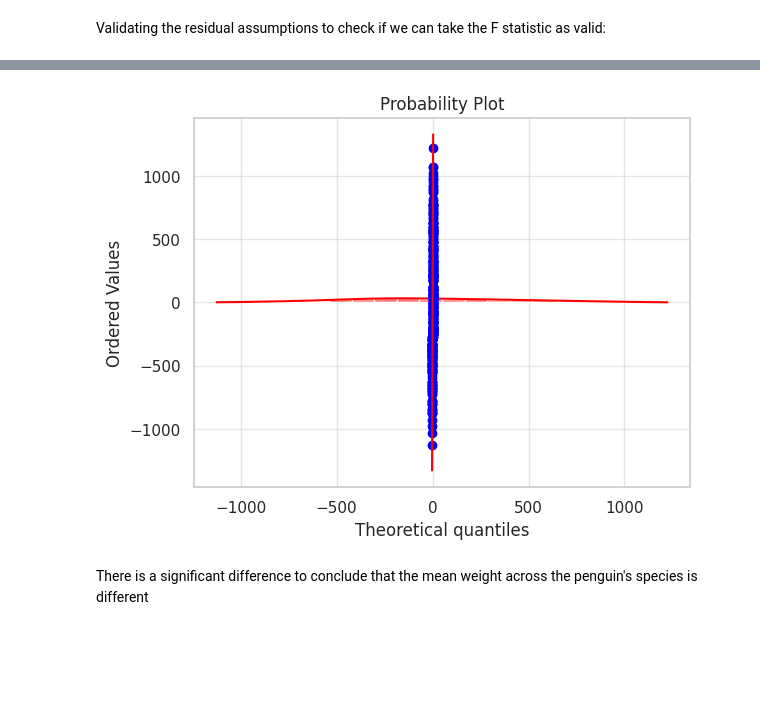
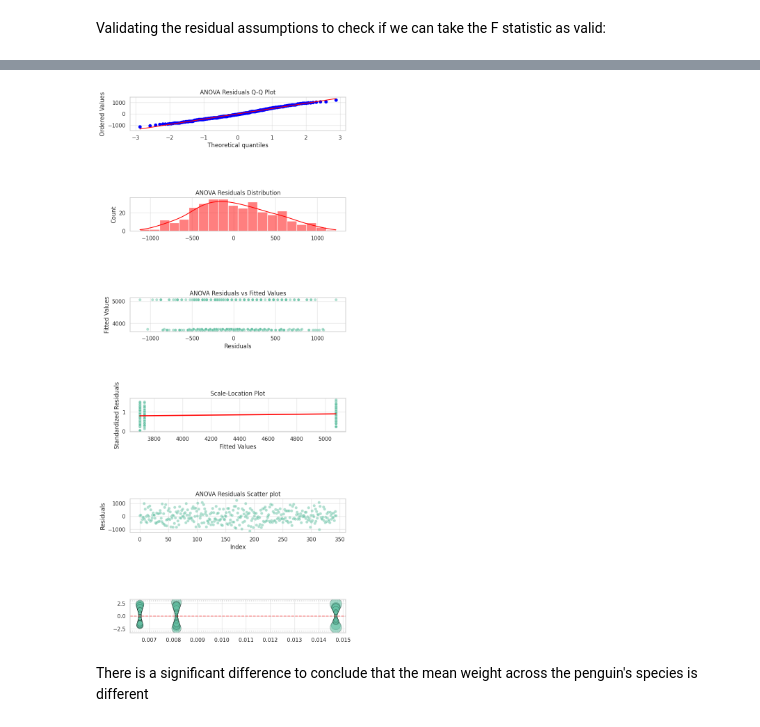
Before and after one commit to carlosjesuscaro/data_analysis_summary, a Jupyter notebook: main.ipynb, the cells around one changed output, grey strips where cells are left out. Cells and saved outputs as stored; diff of their text form; code cells hidden in the pictures; blank space fills up the shorter version.

Commit message:
feat: Noise validation WIP

```diff
--- a/main.ipynb
+++ b/main.ipynb
@@ -206,8 +211,99 @@ Validating the residual assumptions to check if we can take the F statistic as v
 model_anova = smf.ols('body_mass_g ~ species', data=data).fit()
 anova_residuals = model_anova.resid
 
-# Checking the distribution of the residuals
-sns.histplot(anova_residuals, kde=True, bins=20, color='red', legend=True, alpha=0.5)
+fig, axes = plt.subplots(6, 1, figsize=(8, 20))
+plt.subplots_adjust(wspace=0.5, hspace=2)
 
-# Checking normality
+# Normality
+#===================
+
+# Shapiro-Wilk test
+shapiro_test = stats.shapiro(anova_residuals)
+print(f'The Shapiro-Wilk test statistic is {shapiro_test.statistic:.4f} and the p-value is {shapiro_test.pvalue:.4%}.')
+
+# QQ plot
+stats.probplot(anova_residuals, dist="norm", plot=axes[0])
+axes[0].set_title('ANOVA Residuals Q-Q Plot')
+
+# Residual histogram
+sns.histplot(anova_residuals, kde=True, bins=20, color='red', legend=True, alpha=0.5, ax=axes[1])
+axes[1].set_title('ANOVA Residuals Distribution')
+
+# Homoscedasticity
+#=================
+# Levene's test
+levene_stats, levene_pvalue = stats.levene(group_one, group_two, group_three)
+print(f'The Levene test statistic is {levene_stats:.4f} and the p-value is {levene_pvalue:.4%}.')
+
+# Fitted vs. residuals plot
+anova_fitted = model_anova.fittedvalues
+sns.scatterplot(y=anova_fitted, x=anova_residuals, alpha=0.5, ax=axes[2])
+axes[2].set_title('ANOVA Residuals vs Fitted Values')
+axes[2].set_xlabel('Residuals')
+axes[2].set_ylabel('Fitted Values')
+
+# Scale-location plot
+influence = model_anova.get_influence()
+studentized_residuals = influence.resid_studentized_internal
+sqrt_abs_standardized_res = np.sqrt(np.abs(studentized_residuals))
+
+sns.scatterplot(x=anova_fitted, y=sqrt_abs_standardized_res, alpha=0.6, ax=axes[3])
+
+sns.regplot(
+    x=anova_fitted,
+    y=sqrt_abs_standardized_res,
+    scatter=False, # We already drew the scatter points above
+    ci=False,      # Turn off confidence bands for a cleaner line
+    line_kws={'color': 'red', 'linestyle': '-'},
+    ax=axes[3]
+)
+axes[3].set_title('Scale-Location Plot')
+axes[3].set_xlabel('Fitted Values')
+axes[3].set_ylabel('Standardized Residuals')
+
+# Linearity
+#==========
+# Residual vs fitted plot is the visual inspection
+
+# Rainbow test
+stat, p_value = linear_rainbow(model_anova)
+print(f'The Rainbow test statistic is {stat:.4f} and the p-value is {p_value:.4%}.')
+
+# Independence
+#=============
+dw = durbin_watson(anova_residuals)
+print(f'The Durbin-Watson statistic is {dw:.4}.')
+
+# Visual inspection
+sns.scatterplot(data=anova_residuals , alpha=0.5, ax=axes[4])
+axes[4].set_title('ANOVA Residuals Scatter plot')
+axes[4].set_xlabel('Index')
+axes[4].set_ylabel('Residuals')
+
+# Residual vs. Leverage
+#======================
+leverage = influence.hat_matrix_diag
+cooks_d = influence.cooks_distance[0]
+
+sns.scatterplot(
+    x=leverage,
+    y=studentized_residuals,
+    size=cooks_d,
+    sizes=(30, 600),   # Set the minimum and maximum bubble sizes
+    alpha=0.6,
+    edgecolor='black',
+    legend=False,
+    ax=axes[5]
+)
+
+# Add critical reference lines
+axes[5].axhline(y=0, color='red', linestyle='--', alpha=0.5)
+axes[5].axhline(y=3, color='grey', linestyle=':', alpha=0.5)
+axes[5].axhline(y=-3, color='grey', linestyle=':', alpha=0.5)
+
+plt.show()
+
+# TODO: Coehn distance explanation
+# TODO: Update personal notes in docs
+# TODO: are the noise assumptions the same for ANOVA or multi linear regression?
 # %% [output]
@@ -231 +314 @@ sns.histplot(anova_residuals, kde=True, bins=20, color='red', legend=True, alpha
-[figure, old version]
+[figure, new version]
```
Also changed, not shown: parts of 8 cells of this notebook.
